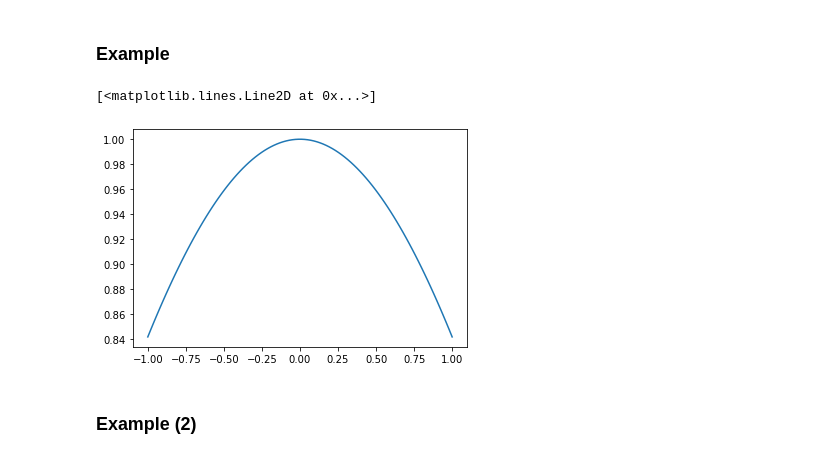
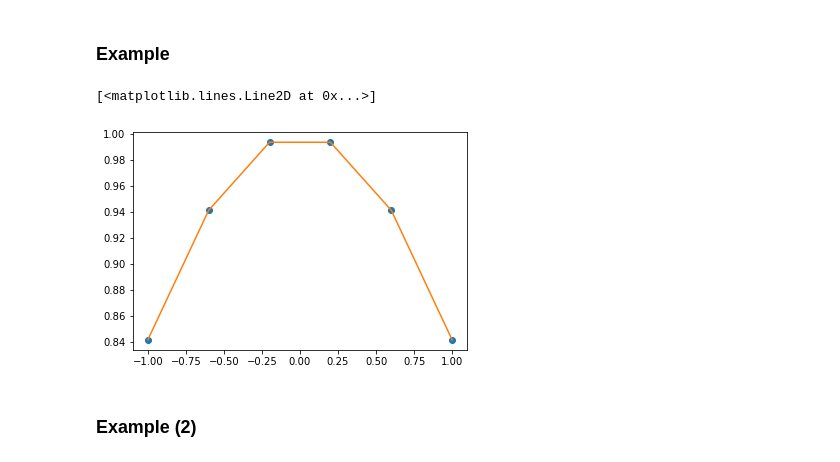
Before and after one commit to albop/dbe_archive, a Jupyter notebook: Session_2/Numeric Python.ipynb, the cells around one changed output. Drawn from its saved outputs; the diff is of its cells as text; code cells hidden in the pictures.

```diff
--- a/Session_2/Numeric Python.ipynb
+++ b/Session_2/Numeric Python.ipynb
@@ -298,9 +314,4 @@ from matplotlib import pyplot as plt
 # %% [markdown]
 ### Example
 # %%
-x = np.linspace(-1,1,100)
-y = np.sin(x)/x
-plt.plot(x,y)
+x = np.linspace(-1,1,6)
-# %% [output]
-[<matplotlib.lines.Line2D at 0x...>]
-[figure, removed]
@@ -307,3 +320,9 @@ plt.plot(x,y)
+# %%
+plt.plot(x,y,'o')
+plt.plot(x,y)
+# %% [output]
+[<matplotlib.lines.Line2D at 0x...>]
+[figure, added]
 # %% [markdown]
 ### Example (2)
 # %%
```
Also changed, not shown: parts of 17 cells of this notebook, 3 other files.
